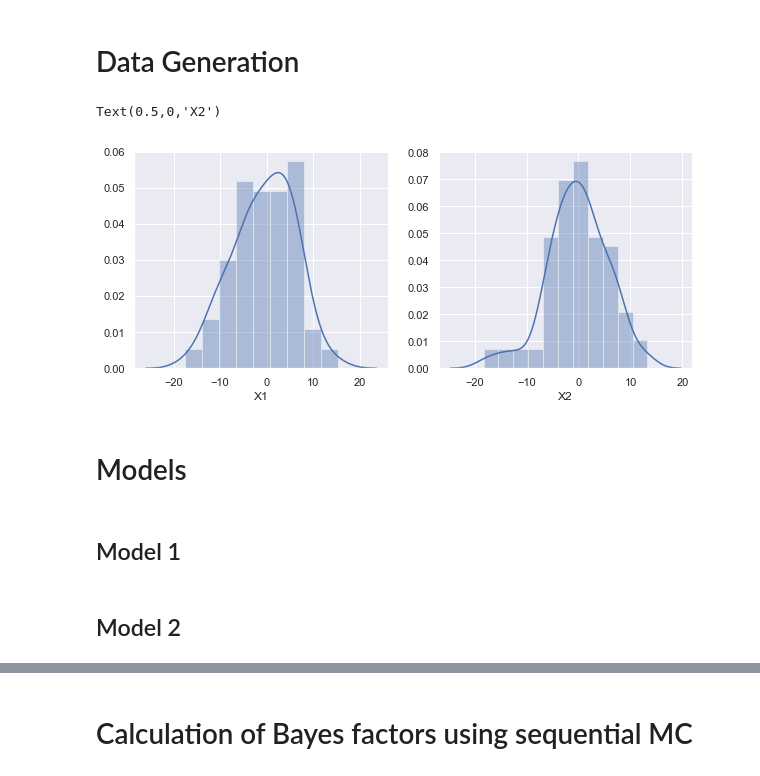
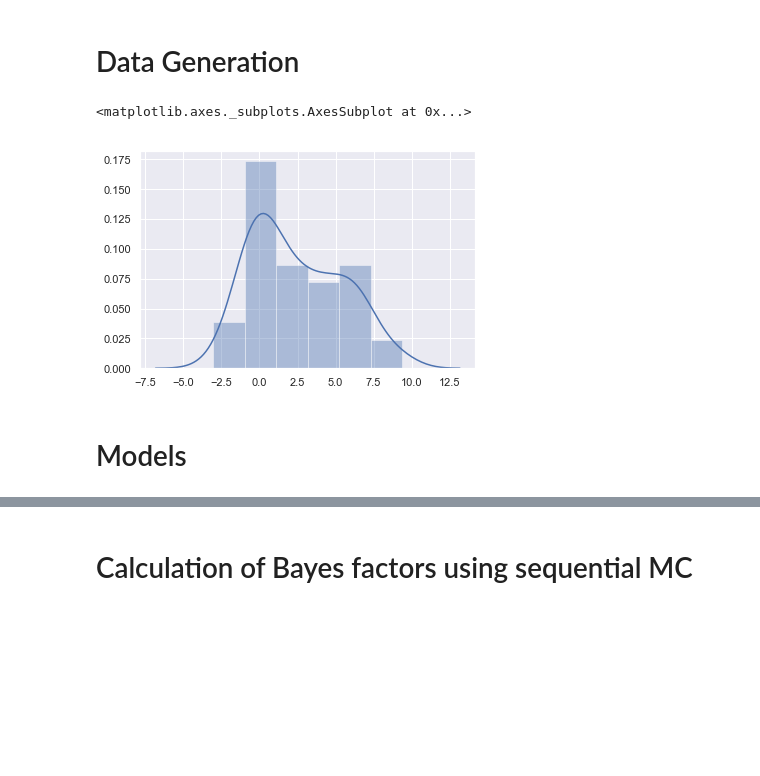
Before and after one commit to nguyentrunghai/bayesian_itc_racemic, a Jupyter notebook: scripts/test_BAR_for_bayes_factors.ipynb, the cells around one changed output, grey strips where cells are left out. Cells and saved outputs as stored; diff of their text form; code cells hidden in the pictures; blank space fills up the shorter version.

Commit message:
use guassian mixtrure model

```diff
--- a/scripts/test_BAR_for_bayes_factors.ipynb
+++ b/scripts/test_BAR_for_bayes_factors.ipynb
@@ -13,2 +10,8 @@ SEED = 428
+# %%
+SEED = 428
+SIZE = 100
+
+SMC_STEPS = 10000
+MET_STEPS = 10000
 # %% [markdown]
 # Data Generation
@@ -32,14 +18,21 @@ x2 = generate_X2()
-# %%
-fig, ax = plt.subplots(nrows=1, ncols=2, figsize=(10, 4))
-sns.distplot(x1, ax=ax[0])
-ax[0].set_xlabel("X1")
-
-sns.distplot(x2, ax=ax[1])
-ax[1].set_xlabel("X2")
-# %% [output]
-Text(0.5,0,'X2')
-[figure, removed]
+# %%
+def gaussian_mixture(mu1=0, sigma1=1,
+                     mu2=5, sigma2=2,
+                     rho=0.5,
+                     size=100, random_state=None):
+    rnd = np.random.RandomState(random_state)
+    x = []
+    for _ in range(size):
+        if rnd.rand() < rho:
+            x.append(rnd.normal(loc=mu1, scale=sigma1))
+        else:
+            x.append(rnd.normal(loc=mu2, scale=sigma2))
+    return np.array(x)
+# %%
+x = gaussian_mixture(rho=0.5, size=SIZE, random_state=SEED)
+sns.distplot(x)
+# %% [output]
+<matplotlib.axes._subplots.AxesSubplot at 0x...>
+[figure, added]
 # %% [markdown]
 # Models
-# %% [markdown]
-## Model 1
@@ -55,2 +38,0 @@ with pm.Model() as model_x2_m1:
-# %% [markdown]
-## Model 2
```
Also changed, not shown: parts of 17 cells of this notebook.
